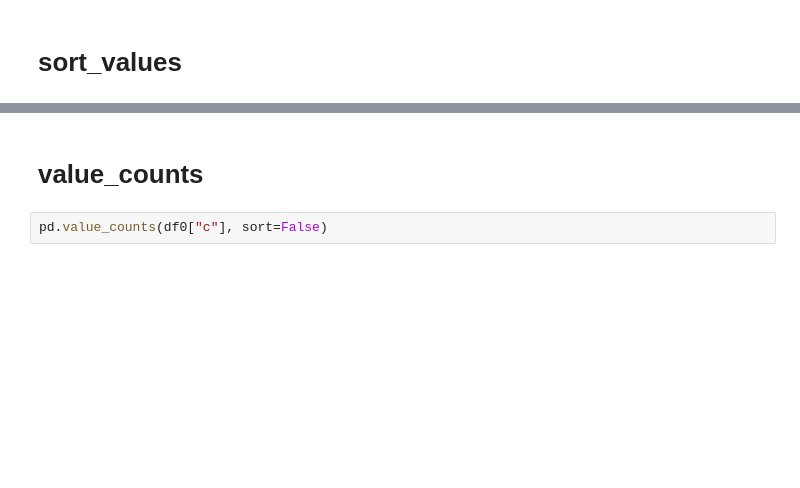
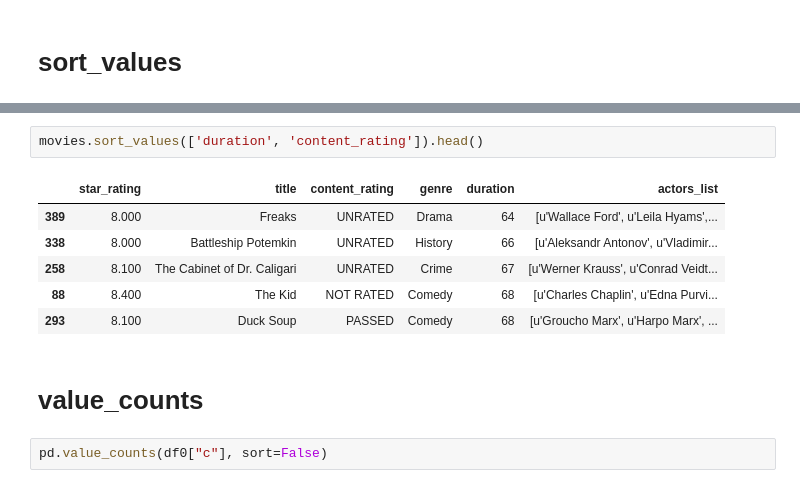
Before and after one commit to felixfan/scripts, a Jupyter notebook: python/ipynb/pandas.ipynb, the cells around one changed output, grey strips where cells are left out. Saved outputs shown, nothing was run; the diff lists cells and outputs as text; blank space fills up the shorter version.

```diff
--- a/python/ipynb/pandas.ipynb
+++ b/python/ipynb/pandas.ipynb
@@ -529,3 +570,12 @@ df0.sort_values(['x','z']).head()
+# %%
+movies.sort_values(['duration', 'content_rating']).head()
+# %% [output]
+|  | star_rating | title | content_rating | genre | duration | actors_list |
+| 389 | 8.000 | Freaks | UNRATED | Drama | 64 | [u'Wallace Ford', u'Leila Hyams',... |
+| 338 | 8.000 | Battleship Potemkin | UNRATED | History | 66 | [u'Aleksandr Antonov', u'Vladimir... |
+| 258 | 8.100 | The Cabinet of Dr. Caligari | UNRATED | Crime | 67 | [u'Werner Krauss', u'Conrad Veidt... |
+| 88 | 8.400 | The Kid | NOT RATED | Comedy | 68 | [u'Charles Chaplin', u'Edna Purvi... |
+| 293 | 8.100 | Duck Soup | PASSED | Comedy | 68 | [u'Groucho Marx', u'Harpo Marx', ... |
 # %% [markdown]
 # value_counts
 # %%
```
Also changed, not shown: parts of 21 cells of this notebook.
